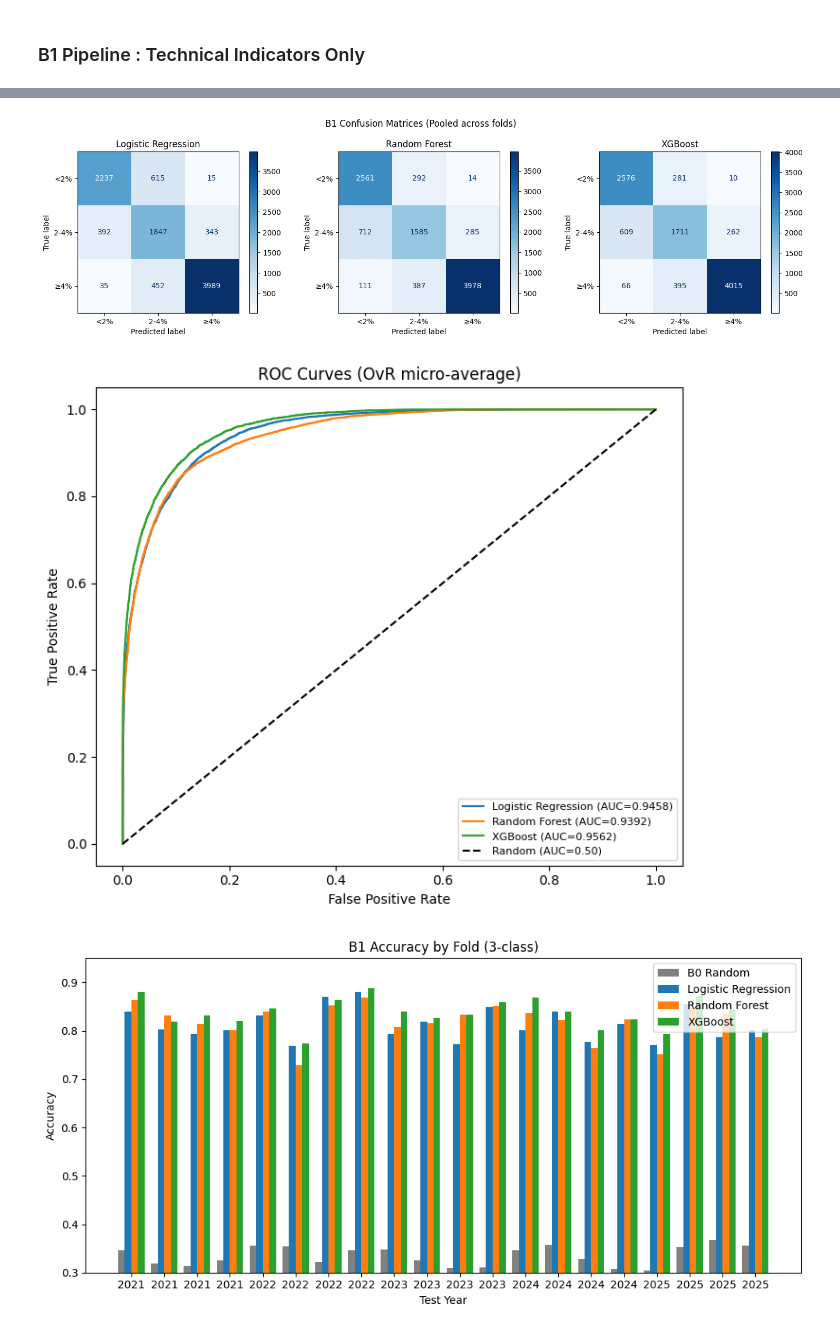
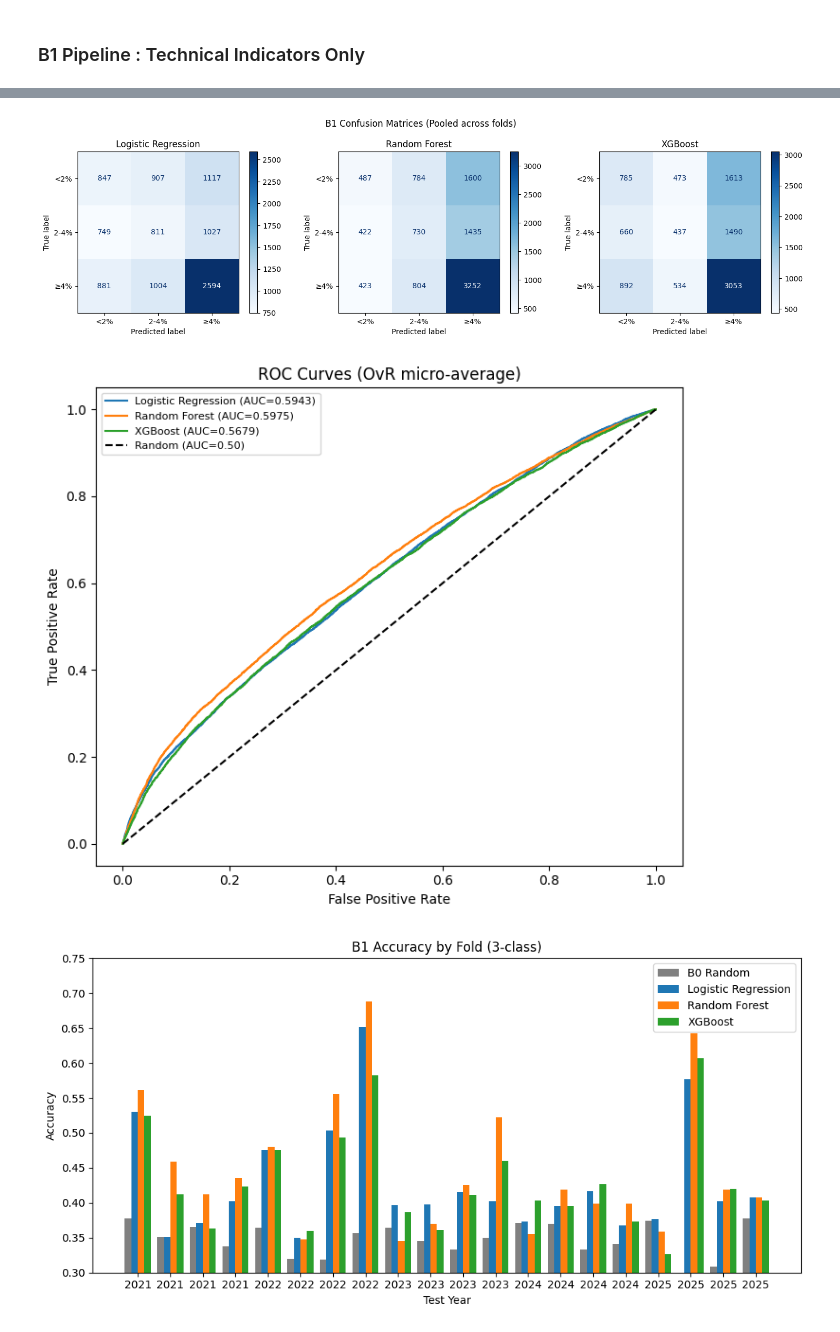
Before and after one commit to Richard-X46/Post-Earnings-Forecast, a Jupyter notebook: src/modeling/b1-5/b1_pipeline.ipynb, the cells around one changed output, grey strips where cells are left out. Saved outputs shown, nothing was run; the diff lists cells and outputs as text; code cells hidden in the pictures.

```diff
--- a/src/modeling/b1-5/b1_pipeline.ipynb
+++ b/src/modeling/b1-5/b1_pipeline.ipynb
@@ -48,7 +47,13 @@ INITIAL_TRAIN_YEARS = 7
 EXCLUDE_COLS = [
     "symbol", "earnings_date", "entry_price", "target_return",
     "target_class", "max_high", "min_high", "max_day", "min_day",
-    "car_3day", "car_t2_t10",
+    "year", "quarter",
+    "target_return_close_t10",
+    "target_class_close_t10",
+    "target_return_avg_high",
+    "target_class_avg_high",
+    "car_3day",
+    "car_t2_t10",
 ]
 feature_cols = [c for c in df_model.columns if c not in EXCLUDE_COLS]
 print(f"Total features: {len(feature_cols)}")
@@ -491,7 +496,7 @@ plt.suptitle("B1 Confusion Matrices (Pooled across folds)", y=1.02)
 plt.tight_layout()
 plt.show()
 # %% [output]
-[figure, old version]
+[figure, new version]
 # %%
 # 3-class ROC: use roc_auc_score with OvR
 from sklearn.preprocessing import label_binarize
@@ -520,29 +525,29 @@ ax.legend(fontsize=8)
 plt.tight_layout()
 plt.show()
 # %% [output]
-[figure, old version]
+[figure, new version]
 # %%
 fold_years = [f["test_year"] for f in folds_data]
 x = np.arange(len(fold_years))
 width = 0.2
 
 fig, ax = plt.subplots(figsize=(10, 5))
 ax.bar(x - width, b0_clf["fold_acc"], width, label="B0 Random", color="gray")
 ax.bar(x, lr_clf["fold_acc"], width, label="Logistic Regression")
 ax.bar(x + width, rf_clf["fold_acc"], width, label="Random Forest")
 ax.bar(x + 2*width, xgb_clf["fold_acc"], width, label="XGBoost")
 
 ax.set_xticks(x + width/2)
 ax.set_xticklabels(fold_years)
 ax.set_xlabel("Test Year")
 ax.set_ylabel("Accuracy")
 ax.set_title("B1 Accuracy by Fold (3-class)")
 ax.legend()
-ax.set_ylim(0.3, 0.95)
+ax.set_ylim(0.3, 0.75)
 plt.tight_layout()
 plt.show()
 # %% [output]
-[figure, old version]
+[figure, new version]
 # %%
 fig, axes = plt.subplots(1, 2, figsize=(14, 6))
 
```
Also changed, not shown: parts of 15 cells of this notebook, 15 other files.
